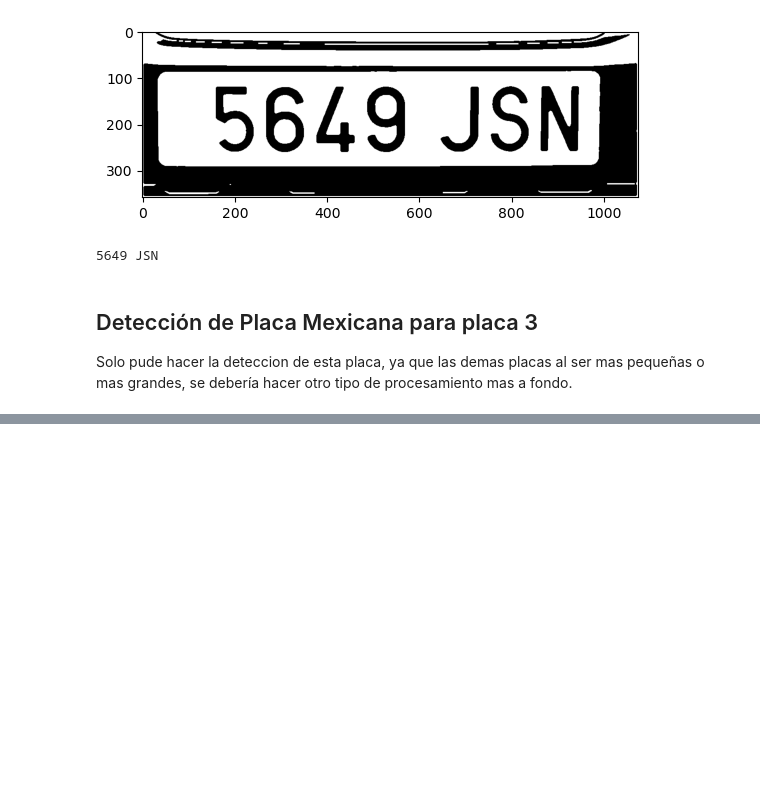
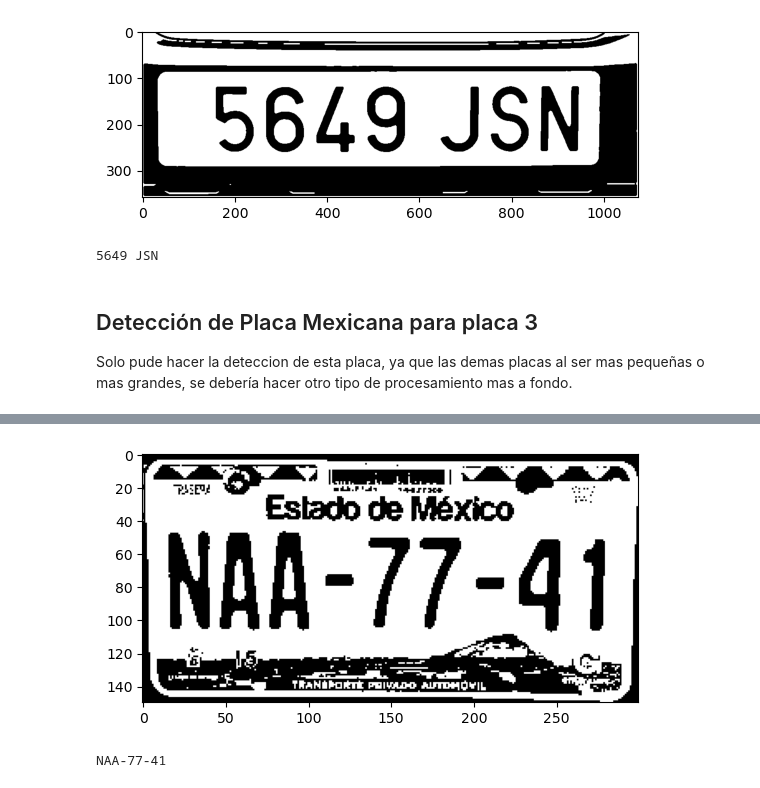
Before and after one commit to pprezp/DSRN_UAEMEX, a Jupyter notebook: Modulo_03/Programas/Reconocimiento_Placas_Tarea.ipynb, the cells around one changed output, grey strips where cells are left out. Drawn from its saved outputs; the diff is of its cells as text; code cells hidden in the pictures; blank space fills up the shorter version.

```diff
--- a/Modulo_03/Programas/Reconocimiento_Placas_Tarea.ipynb
+++ b/Modulo_03/Programas/Reconocimiento_Placas_Tarea.ipynb
@@ -89,0 +125,25 @@ HLU-96-038
+# %%
+import cv2
+import matplotlib.pyplot as plt
+import pytesseract
+
+img = cv2.imread('Placas/placa4.jpg')
+img = cv2.cvtColor(img, cv2.COLOR_BGR2RGB)
+gray = cv2.cvtColor(img, cv2.COLOR_RGB2GRAY)
+
+cascade = cv2.CascadeClassifier(cv2.data.haarcascades + 'haarcascade_russian_plate_number.xml')
+plates = cascade.detectMultiScale(img, scaleFactor=1.3, minNeighbors=3 )
+
+if not plates:
+
+    ret, placaBin2 = cv2.threshold( gray, 110, 5, cv2.THRESH_BINARY  )
+    placaBin2 = cv2.medianBlur( placaBin2, 1 )
+
+    plt.imshow( placaBin2, cmap='gray' )
+    plt.show()
+
+    textoBin2 = pytesseract.image_to_string( placaBin2 )
+    print( textoBin2 )
+# %% [output]
+[figure, added]
+NAA-77-41
```
Also changed, not shown: parts of 9 cells of this notebook, 3 other files.
